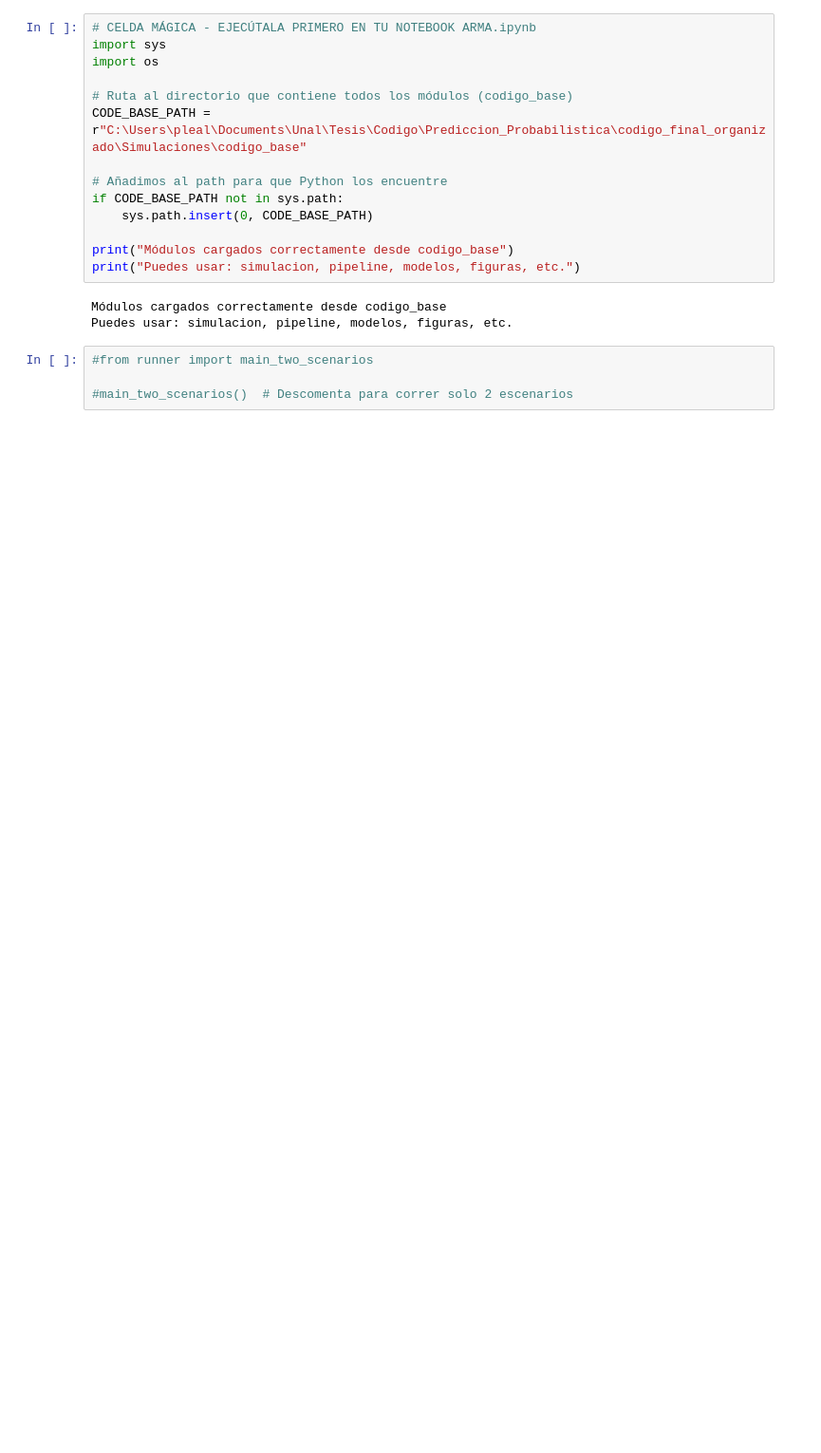
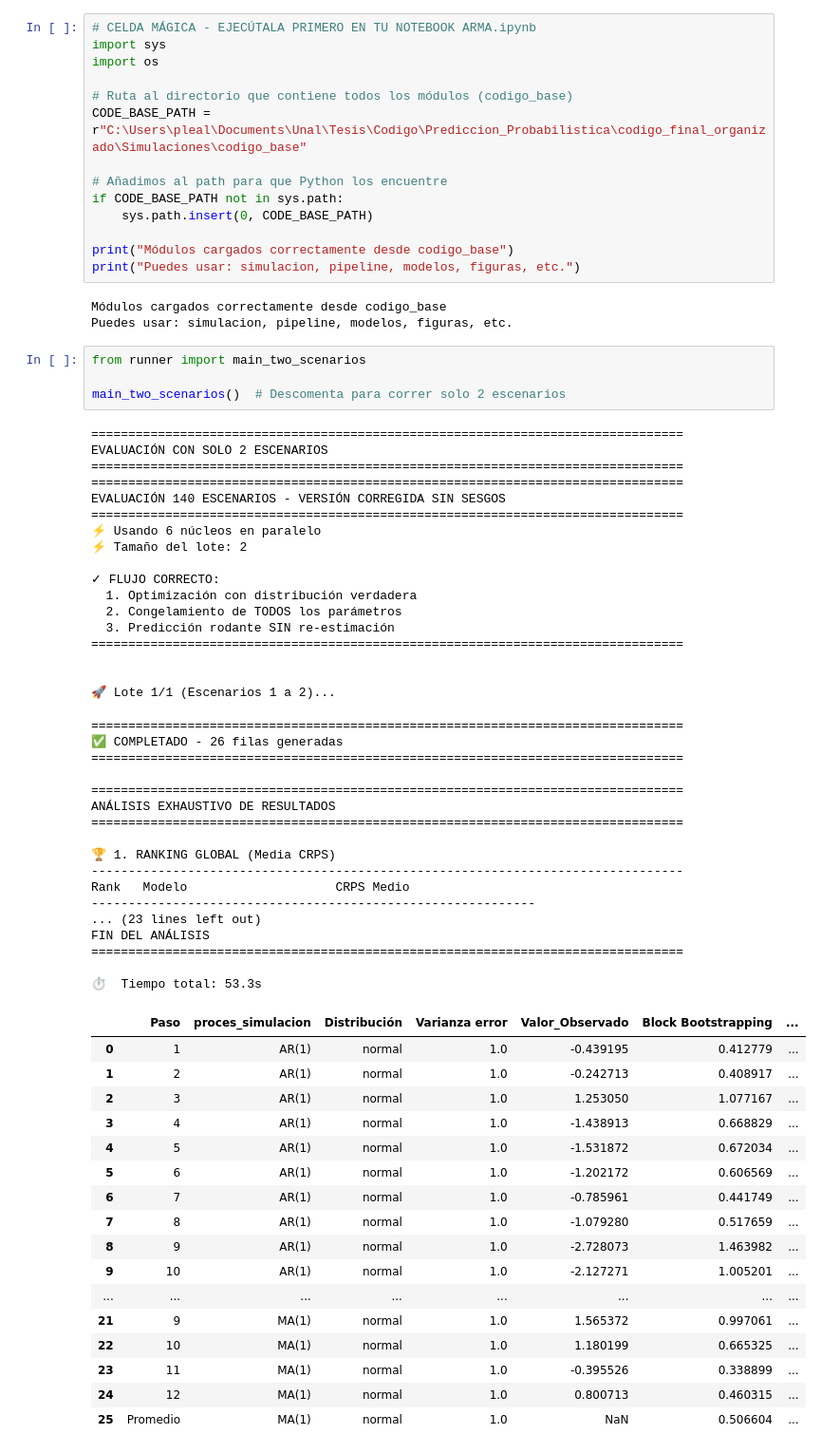
Before and after one commit to Plealm/Prediccion_Probabilistica, a Jupyter notebook: codigo_final_organizado/Simulaciones/lineal_estacionario/ARMA.ipynb, the cells around one changed output. Shown at 95% size. Cells and saved outputs as stored; diff of their text form; blank space fills up the shorter version.

Commit message:
optimiza solo una vez parametros e hiper parametros

```diff
--- a/codigo_final_organizado/Simulaciones/lineal_estacionario/ARMA.ipynb
+++ b/codigo_final_organizado/Simulaciones/lineal_estacionario/ARMA.ipynb
@@ -16,9 +16,61 @@ print("Puedes usar: simulacion, pipeline, modelos, figuras, etc.")
 Módulos cargados correctamente desde codigo_base
 Puedes usar: simulacion, pipeline, modelos, figuras, etc.
 # %%
-#from runner import main_two_scenarios
+from runner import main_two_scenarios
 
-#main_two_scenarios()  # Descomenta para correr solo 2 escenarios
+main_two_scenarios()  # Descomenta para correr solo 2 escenarios
+# %% [output]
+================================================================================
+EVALUACIÓN CON SOLO 2 ESCENARIOS
+================================================================================
+================================================================================
+EVALUACIÓN 140 ESCENARIOS - VERSIÓN CORREGIDA SIN SESGOS
+================================================================================
+⚡ Usando 6 núcleos en paralelo
+⚡ Tamaño del lote: 2
+
+✓ FLUJO CORRECTO:
+  1. Optimización con distribución verdadera
+  2. Congelamiento de TODOS los parámetros
+  3. Predicción rodante SIN re-estimación
+================================================================================
+
+
+🚀 Lote 1/1 (Escenarios 1 a 2)...
+================================================================================
+✅ COMPLETADO - 26 filas generadas
+================================================================================
+
+================================================================================
+ANÁLISIS EXHAUSTIVO DE RESULTADOS
+================================================================================
+
+🏆 1. RANKING GLOBAL (Media CRPS)
+--------------------------------------------------------------------------------
+Rank   Modelo                    CRPS Medio
+------------------------------------------------------------
+... (23 lines left out)
+FIN DEL ANÁLISIS
+================================================================================
+
+⏱  Tiempo total: 53.3s
+|  | Paso | proces_simulacion | Distribución | Varianza error | Valor_Observado | Block Bootstrapping | ... |
+| 0 | 1 | AR(1) | normal | 1.0 | -0.439195 | 0.412779 | ... |
+| 1 | 2 | AR(1) | normal | 1.0 | -0.242713 | 0.408917 | ... |
+| 2 | 3 | AR(1) | normal | 1.0 | 1.253050 | 1.077167 | ... |
+| 3 | 4 | AR(1) | normal | 1.0 | -1.438913 | 0.668829 | ... |
+| 4 | 5 | AR(1) | normal | 1.0 | -1.531872 | 0.672034 | ... |
+| 5 | 6 | AR(1) | normal | 1.0 | -1.202172 | 0.606569 | ... |
+| 6 | 7 | AR(1) | normal | 1.0 | -0.785961 | 0.441749 | ... |
+| 7 | 8 | AR(1) | normal | 1.0 | -1.079280 | 0.517659 | ... |
+| 8 | 9 | AR(1) | normal | 1.0 | -2.728073 | 1.463982 | ... |
+| 9 | 10 | AR(1) | normal | 1.0 | -2.127271 | 1.005201 | ... |
+| ... | ... | ... | ... | ... | ... | ... | ... |
+| 21 | 9 | MA(1) | normal | 1.0 | 1.565372 | 0.997061 | ... |
+| 22 | 10 | MA(1) | normal | 1.0 | 1.180199 | 0.665325 | ... |
+| 23 | 11 | MA(1) | normal | 1.0 | -0.395526 | 0.338899 | ... |
+| 24 | 12 | MA(1) | normal | 1.0 | 0.800713 | 0.460315 | ... |
+| 25 | Promedio | MA(1) | normal | 1.0 | NaN | 0.506604 | ... |
 # %%
 from runner import main_full_140
 
```
Also changed, not shown: parts of 1 cell of this notebook, 9 other files.
